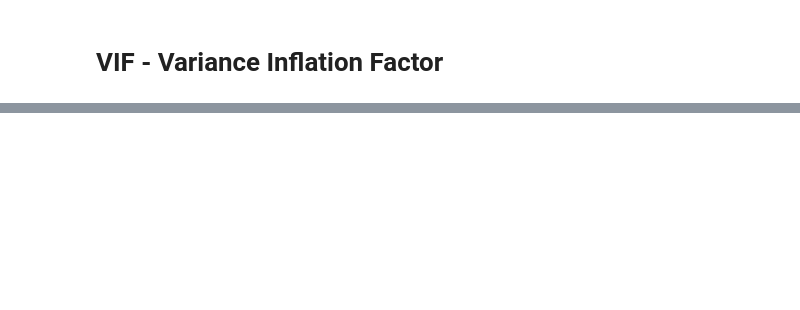
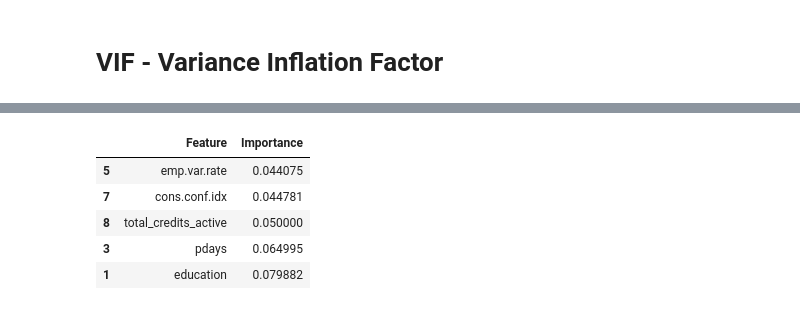
Before and after one commit to Felipeglnd/bank-marketing, a Jupyter notebook: notebooks/04_feature_selection.ipynb, the cells around one changed output, grey strips where cells are left out. Cells and saved outputs as stored; diff of their text form; code cells hidden in the pictures; blank space fills up the shorter version.

```diff
--- a/notebooks/04_feature_selection.ipynb
+++ b/notebooks/04_feature_selection.ipynb
@@ -178,0 +252,9 @@ def remove_alta_correlacao(df, threshold=0.8):
+# %%
+selected_features_df.head()
+# %% [output]
+|  | Feature | Importance |
+| 5 | emp.var.rate | 0.044075 |
+| 7 | cons.conf.idx | 0.044781 |
+| 8 | total_credits_active | 0.050000 |
+| 3 | pdays | 0.064995 |
+| 1 | education | 0.079882 |
```
Also changed, not shown: parts of 17 cells of this notebook, 1 other file.
